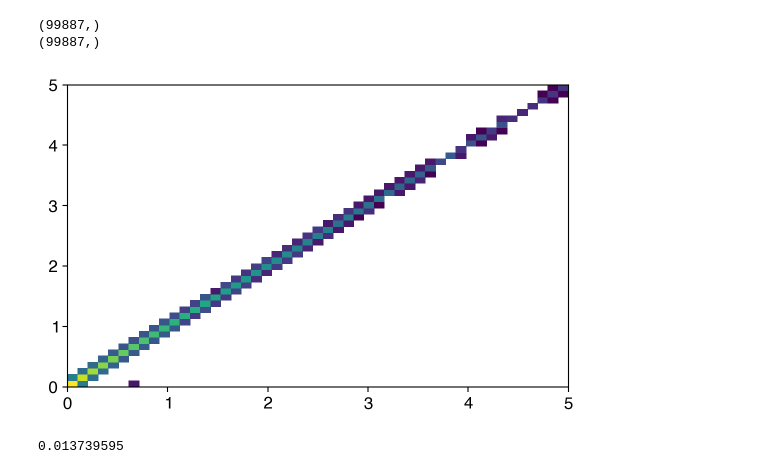
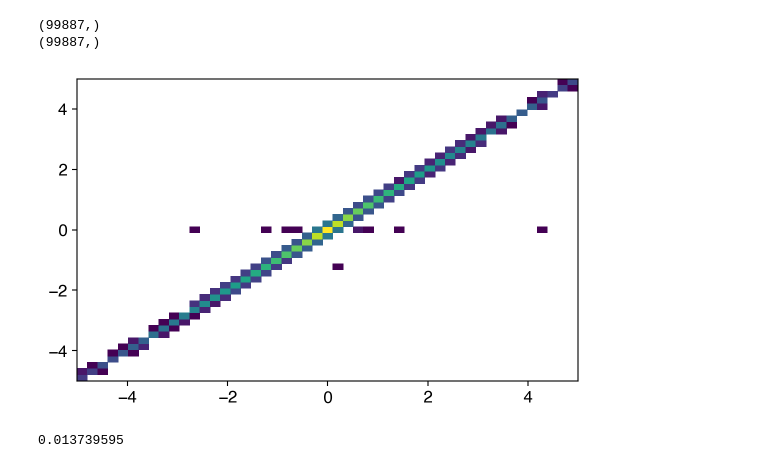
Before and after one commit to usarica/scouting, a Jupyter notebook: analysis/dxycalibration.ipynb, the cells around one changed output. Drawn from its saved outputs; the diff is of its cells as text; code cells hidden in the pictures.

```diff
--- a/analysis/dxycalibration.ipynb
+++ b/analysis/dxycalibration.ipynb
@@ -85,13 +86,13 @@ print(tmu.phi.shape)
 (99887,)
 # %%
 fig,ax = plt.subplots()
-bins = [np.linspace(0,5,50),np.linspace(0,5,50)]
+bins = [np.linspace(-5,5,50),np.linspace(-5,5,50)]
 # ax.hist2d(mydxy.flatten(),tmu.dxy.flatten(),bins=bins,norm=LogNorm());
 # sel = (tdv.x.counts >= 2) & (tmu.dxy.counts >= 3)
 sel = (tdv.x.counts == 1) & (tmu.dxy.counts == 2)
 ax.hist2d(mydxy[sel].flatten(),tmu.dxy[sel].flatten(),bins=bins,norm=LogNorm());
 # %% [output]
-[figure, old version]
+[figure, new version]
 # %%
 # (mydxy[sel].flatten()-tmu.dxy[sel].flatten()).mean()
 (mydxy[sel].flatten()-tmu.dxy[sel].flatten()).std()
```
Also changed, not shown: parts of 39 cells of this notebook, 3 other files.
